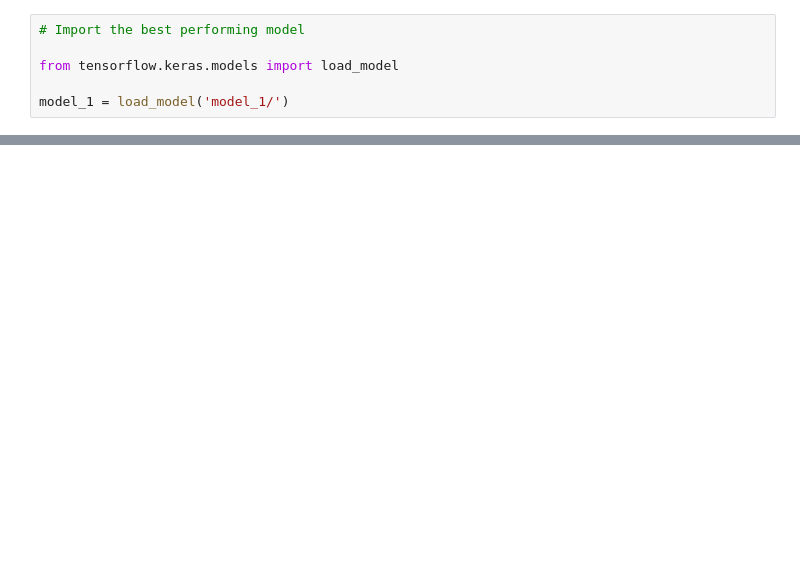
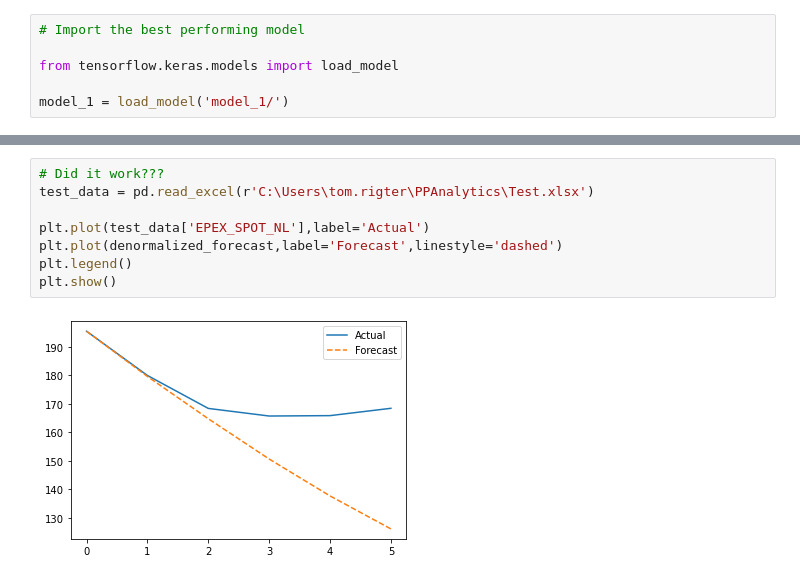
Before and after one commit to tomrigt/PPAnalytics, a Jupyter notebook: ML_epex.ipynb, the cells around one changed output, grey strips where cells are left out. Drawn from its saved outputs; the diff is of its cells as text; blank space fills up the shorter version.

```diff
--- a/ML_epex.ipynb
+++ b/ML_epex.ipynb
@@ -275,0 +276,10 @@ plt.plot(forecast_result['date-time'],denormalized_forecast)
+# %%
+# Did it work???
+test_data = pd.read_excel(r'C:\Users\tom.rigter\PPAnalytics\Test.xlsx')
+
+plt.plot(test_data['EPEX_SPOT_NL'],label='Actual')
+plt.plot(denormalized_forecast,label='Forecast',linestyle='dashed')
+plt.legend()
+plt.show()
+# %% [output]
+[figure, added]
```
Also changed, not shown: parts of 7 cells of this notebook.
